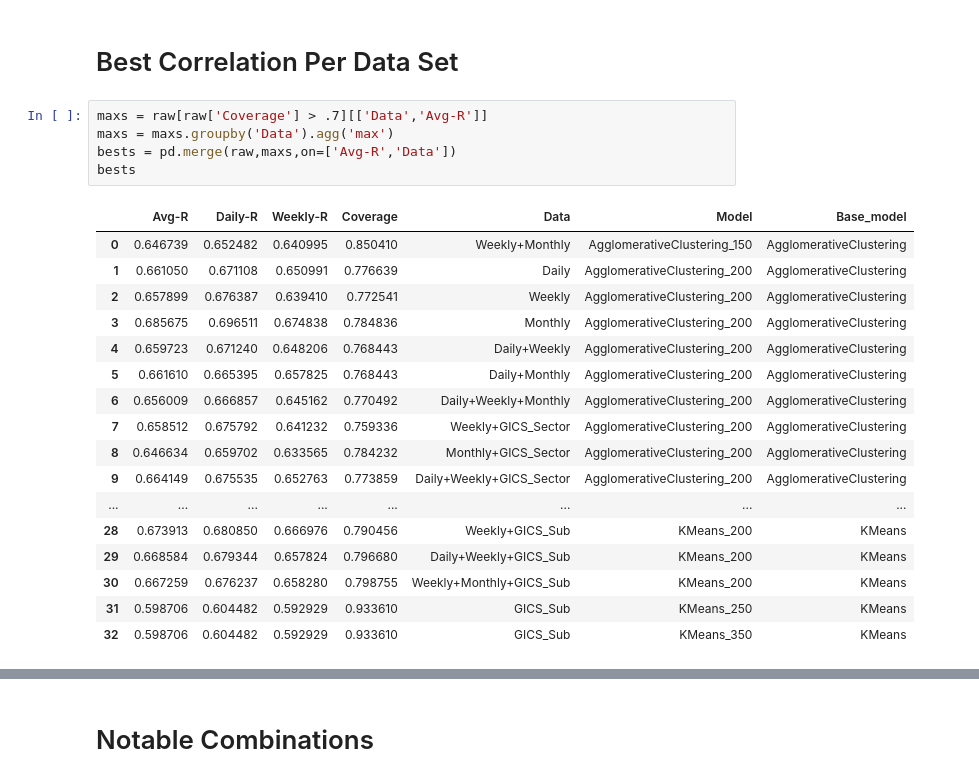
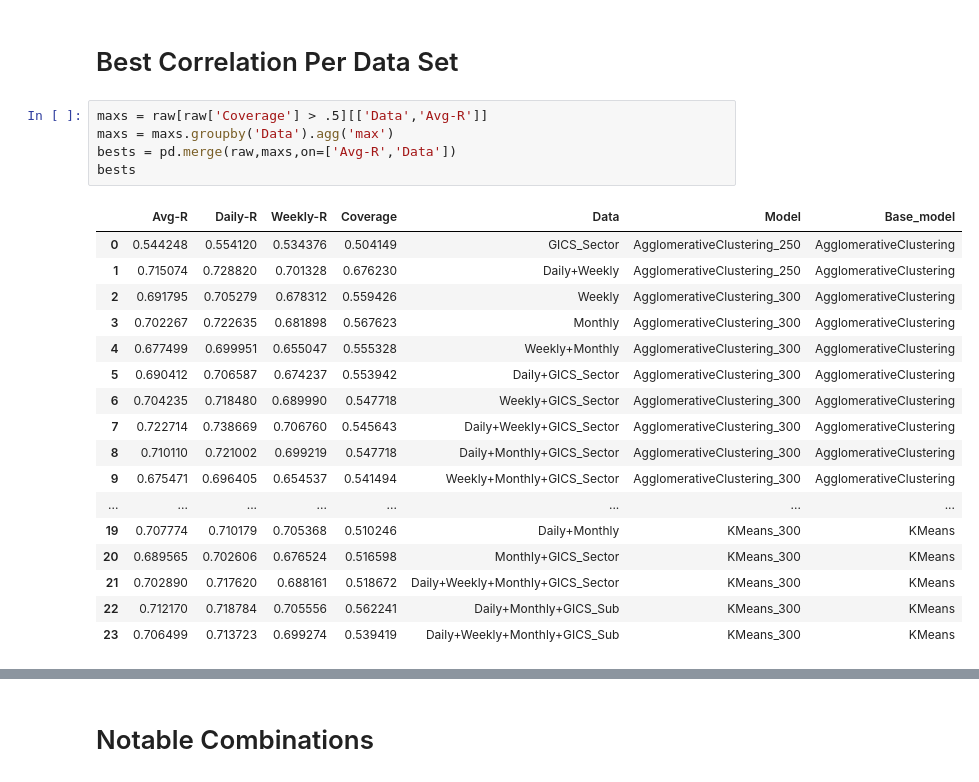
Before and after one commit to harkib/Stock-Clustering, a Jupyter notebook: visualize.ipynb, the cells around one changed output, grey strips where cells are left out. Saved outputs shown, nothing was run; the diff lists cells and outputs as text.

```diff
--- a/visualize.ipynb
+++ b/visualize.ipynb
@@ -55,25 +59,25 @@ plt.show()
 # %% [markdown]
 # Best Correlation Per Data Set
 # %%
-maxs = raw[raw['Coverage'] > .7][['Data','Avg-R']]
+maxs = raw[raw['Coverage'] > .5][['Data','Avg-R']]
 maxs = maxs.groupby('Data').agg('max')
 bests = pd.merge(raw,maxs,on=['Avg-R','Data'])
 bests
 # %% [output]
 |  | Avg-R | Daily-R | Weekly-R | Coverage | Data | Model | Base_model |
-| 0 | 0.646739 | 0.652482 | 0.640995 | 0.850410 | Weekly+Monthly | AgglomerativeClustering_150 | AgglomerativeClustering |
-| 1 | 0.661050 | 0.671108 | 0.650991 | 0.776639 | Daily | AgglomerativeClustering_200 | AgglomerativeClustering |
-| 2 | 0.657899 | 0.676387 | 0.639410 | 0.772541 | Weekly | AgglomerativeClustering_200 | AgglomerativeClustering |
-| 3 | 0.685675 | 0.696511 | 0.674838 | 0.784836 | Monthly | AgglomerativeClustering_200 | AgglomerativeClustering |
-| 4 | 0.659723 | 0.671240 | 0.648206 | 0.768443 | Daily+Weekly | AgglomerativeClustering_200 | AgglomerativeClustering |
-| 5 | 0.661610 | 0.665395 | 0.657825 | 0.768443 | Daily+Monthly | AgglomerativeClustering_200 | AgglomerativeClustering |
-| 6 | 0.656009 | 0.666857 | 0.645162 | 0.770492 | Daily+Weekly+Monthly | AgglomerativeClustering_200 | AgglomerativeClustering |
-| 7 | 0.658512 | 0.675792 | 0.641232 | 0.759336 | Weekly+GICS_Sector | AgglomerativeClustering_200 | AgglomerativeClustering |
-| 8 | 0.646634 | 0.659702 | 0.633565 | 0.784232 | Monthly+GICS_Sector | AgglomerativeClustering_200 | AgglomerativeClustering |
-| 9 | 0.664149 | 0.675535 | 0.652763 | 0.773859 | Daily+Weekly+GICS_Sector | AgglomerativeClustering_200 | AgglomerativeClustering |
+| 0 | 0.544248 | 0.554120 | 0.534376 | 0.504149 | GICS_Sector | AgglomerativeClustering_250 | AgglomerativeClustering |
+| 1 | 0.715074 | 0.728820 | 0.701328 | 0.676230 | Daily+Weekly | AgglomerativeClustering_250 | AgglomerativeClustering |
+| 2 | 0.691795 | 0.705279 | 0.678312 | 0.559426 | Weekly | AgglomerativeClustering_300 | AgglomerativeClustering |
+| 3 | 0.702267 | 0.722635 | 0.681898 | 0.567623 | Monthly | AgglomerativeClustering_300 | AgglomerativeClustering |
+| 4 | 0.677499 | 0.699951 | 0.655047 | 0.555328 | Weekly+Monthly | AgglomerativeClustering_300 | AgglomerativeClustering |
+| 5 | 0.690412 | 0.706587 | 0.674237 | 0.553942 | Daily+GICS_Sector | AgglomerativeClustering_300 | AgglomerativeClustering |
+| 6 | 0.704235 | 0.718480 | 0.689990 | 0.547718 | Weekly+GICS_Sector | AgglomerativeClustering_300 | AgglomerativeClustering |
+| 7 | 0.722714 | 0.738669 | 0.706760 | 0.545643 | Daily+Weekly+GICS_Sector | AgglomerativeClustering_300 | AgglomerativeClustering |
+| 8 | 0.710110 | 0.721002 | 0.699219 | 0.547718 | Daily+Monthly+GICS_Sector | AgglomerativeClustering_300 | AgglomerativeClustering |
+| 9 | 0.675471 | 0.696405 | 0.654537 | 0.541494 | Weekly+Monthly+GICS_Sector | AgglomerativeClustering_300 | AgglomerativeClustering |
 | ... | ... | ... | ... | ... | ... | ... | ... |
-| 28 | 0.673913 | 0.680850 | 0.666976 | 0.790456 | Weekly+GICS_Sub | KMeans_200 | KMeans |
-| 29 | 0.668584 | 0.679344 | 0.657824 | 0.796680 | Daily+Weekly+GICS_Sub | KMeans_200 | KMeans |
-| 30 | 0.667259 | 0.676237 | 0.658280 | 0.798755 | Weekly+Monthly+GICS_Sub | KMeans_200 | KMeans |
-| 31 | 0.598706 | 0.604482 | 0.592929 | 0.933610 | GICS_Sub | KMeans_250 | KMeans |
-| 32 | 0.598706 | 0.604482 | 0.592929 | 0.933610 | GICS_Sub | KMeans_350 | KMeans |
+| 19 | 0.707774 | 0.710179 | 0.705368 | 0.510246 | Daily+Monthly | KMeans_300 | KMeans |
+| 20 | 0.689565 | 0.702606 | 0.676524 | 0.516598 | Monthly+GICS_Sector | KMeans_300 | KMeans |
+| 21 | 0.702890 | 0.717620 | 0.688161 | 0.518672 | Daily+Weekly+Monthly+GICS_Sector | KMeans_300 | KMeans |
+| 22 | 0.712170 | 0.718784 | 0.705556 | 0.562241 | Daily+Monthly+GICS_Sub | KMeans_300 | KMeans |
+| 23 | 0.706499 | 0.713723 | 0.699274 | 0.539419 | Daily+Weekly+Monthly+GICS_Sub | KMeans_300 | KMeans |
```
Also changed, not shown: parts of 25 cells of this notebook.
